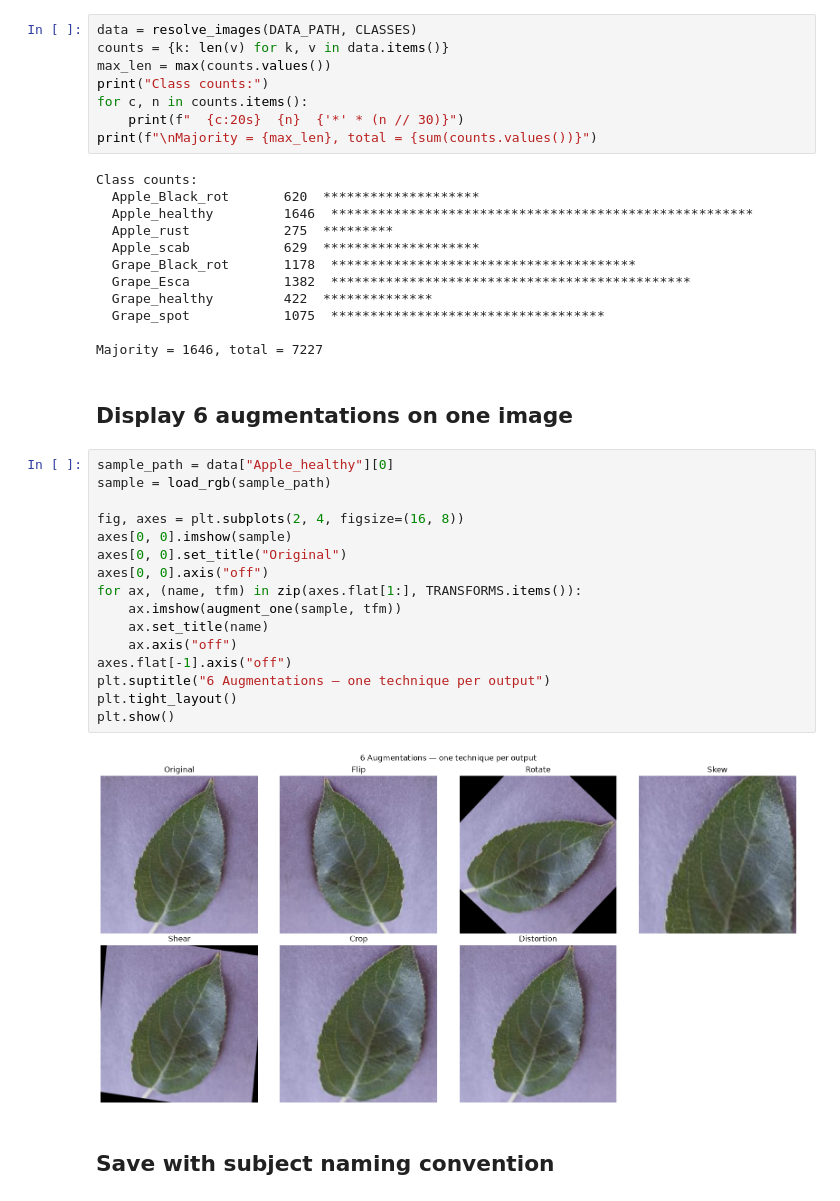
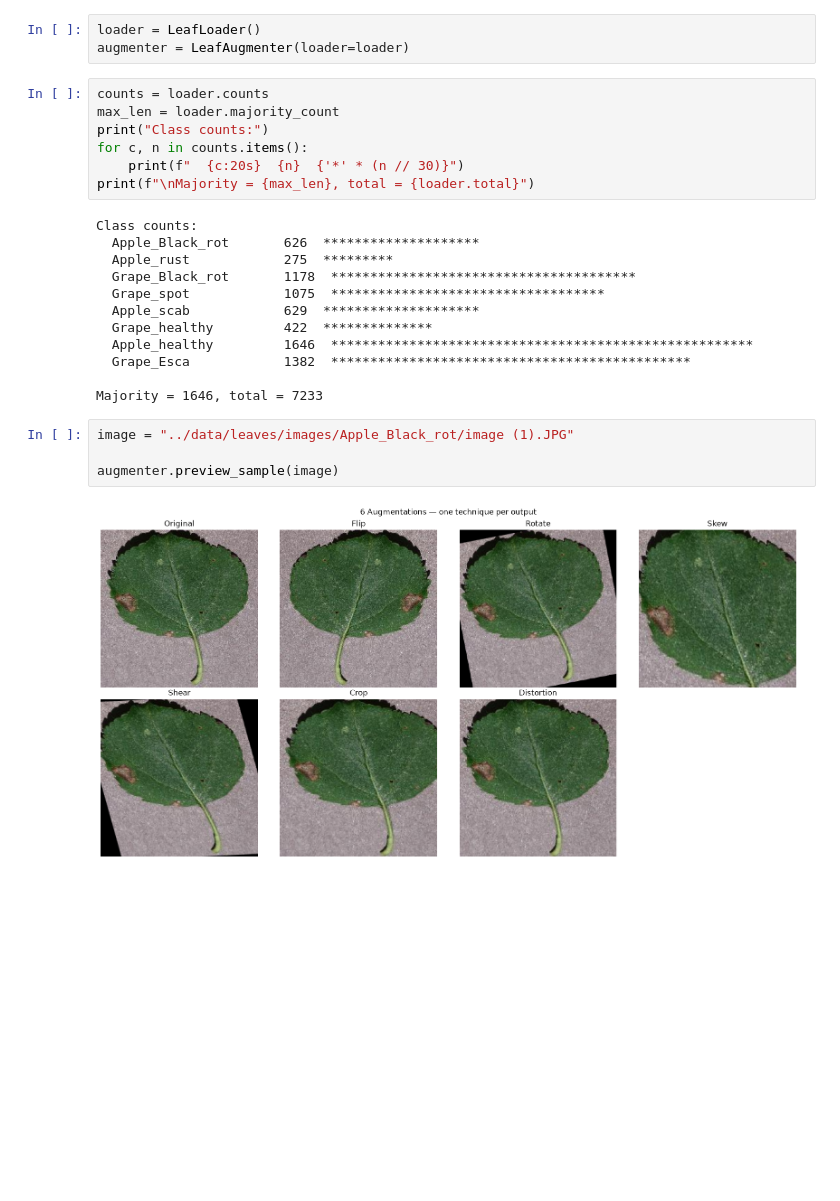
Before and after one commit to mylastresort/Leaffliction, a Jupyter notebook: notebooks/02_part.ipynb, the cells around one changed output. Cells and saved outputs as stored; diff of their text form; blank space fills up the shorter version.

```diff
--- a/notebooks/02_part.ipynb
+++ b/notebooks/02_part.ipynb
@@ -36,43 +18,29 @@ def parse_args():
+# %%
+loader = LeafLoader()
+augmenter = LeafAugmenter(loader=loader)
 # %%
-data = resolve_images(DATA_PATH, CLASSES)
-counts = {k: len(v) for k, v in data.items()}
-max_len = max(counts.values())
+counts = loader.counts
+max_len = loader.majority_count
 print("Class counts:")
 for c, n in counts.items():
     print(f"  {c:20s}  {n}  {'*' * (n // 30)}")
-print(f"\nMajority = {max_len}, total = {sum(counts.values())}")
+print(f"\nMajority = {max_len}, total = {loader.total}")
 # %% [output]
 Class counts:
-  Apple_Black_rot       620  ********************
+  Apple_Black_rot       626  ********************
+  Apple_rust            275  *********
+  Grape_Black_rot       1178  ***************************************
+  Grape_spot            1075  ***********************************
+  Apple_scab            629  ********************
+  Grape_healthy         422  **************
   Apple_healthy         1646  ******************************************************
-  Apple_rust            275  *********
-  Apple_scab            629  ********************
-  Grape_Black_rot       1178  ***************************************
   Grape_Esca            1382  **********************************************
-  Grape_healthy         422  **************
-  Grape_spot            1075  ***********************************
 
-Majority = 1646, total = 7227
+Majority = 1646, total = 7233
-# %% [markdown]
-## Display 6 augmentations on one image
-# %%
-sample_path = data["Apple_healthy"][0]
-sample = load_rgb(sample_path)
-
-fig, axes = plt.subplots(2, 4, figsize=(16, 8))
-axes[0, 0].imshow(sample)
-axes[0, 0].set_title("Original")
-axes[0, 0].axis("off")
-for ax, (name, tfm) in zip(axes.flat[1:], TRANSFORMS.items()):
-    ax.imshow(augment_one(sample, tfm))
-    ax.set_title(name)
-    ax.axis("off")
-axes.flat[-1].axis("off")
-plt.suptitle("6 Augmentations — one technique per output")
-plt.tight_layout()
-plt.show()
-# %% [output]
-[figure, removed]
-# %% [markdown]
-## Save with subject naming convention
+# %%
+image = "../data/leaves/images/Apple_Black_rot/image (1).JPG"
+
+augmenter.preview_sample(image)
+# %% [output]
+[figure, added]
 # %%
```
Also changed, not shown: parts of 11 cells of this notebook, 17 other files.
